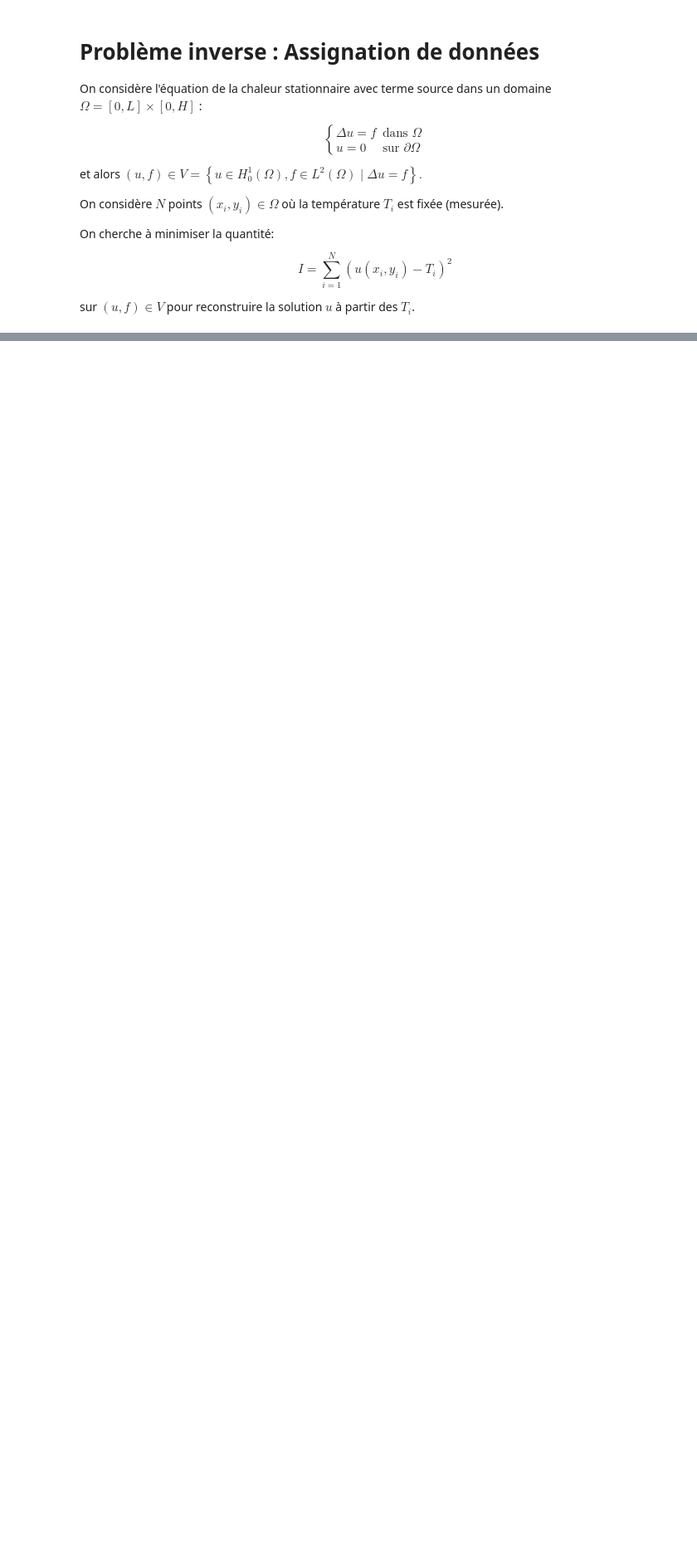
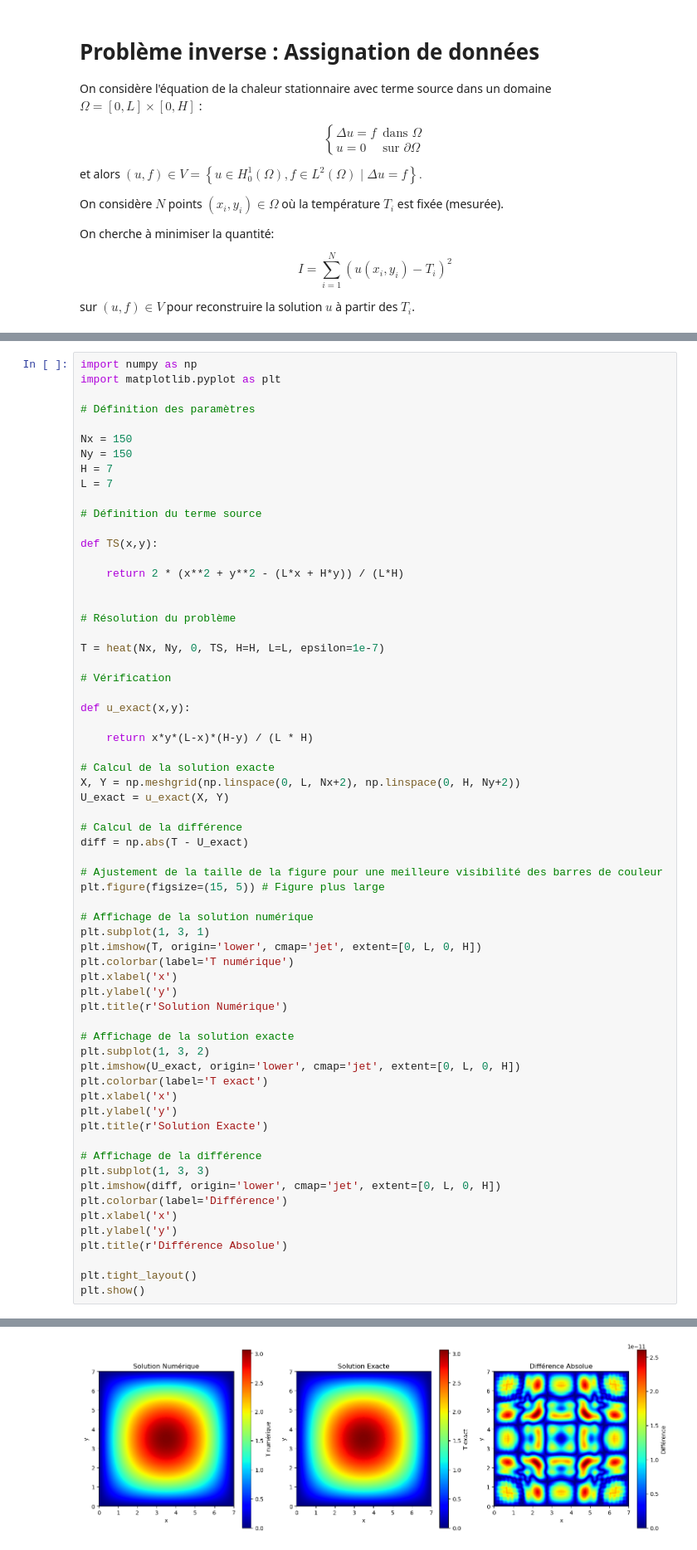
Before and after one commit to PaulCanel/Probleme_inverse, a Jupyter notebook: heat.ipynb, the cells around one changed output, grey strips where cells are left out. Shown: that part at 83% size. Cells and saved outputs as stored; diff of their text form; blank space fills up the shorter version.

```diff
--- a/heat.ipynb
+++ b/heat.ipynb
@@ -70,0 +219,65 @@ $$
+# %%
+import numpy as np
+import matplotlib.pyplot as plt
+
+# Définition des paramètres
+
+Nx = 150
+Ny = 150
+H = 7
+L = 7
+
+# Définition du terme source
+
+def TS(x,y):
+
+    return 2 * (x**2 + y**2 - (L*x + H*y)) / (L*H)
+
+
+# Résolution du problème
+
+T = heat(Nx, Ny, 0, TS, H=H, L=L, epsilon=1e-7)
+
+# Vérification
+
+def u_exact(x,y):
+
+    return x*y*(L-x)*(H-y) / (L * H)
+
+# Calcul de la solution exacte
+X, Y = np.meshgrid(np.linspace(0, L, Nx+2), np.linspace(0, H, Ny+2))
+U_exact = u_exact(X, Y)
+
+# Calcul de la différence
+diff = np.abs(T - U_exact)
+
+# Ajustement de la taille de la figure pour une meilleure visibilité des barres de couleur
+plt.figure(figsize=(15, 5)) # Figure plus large
+
+# Affichage de la solution numérique
+plt.subplot(1, 3, 1)
+plt.imshow(T, origin='lower', cmap='jet', extent=[0, L, 0, H])
+plt.colorbar(label='T numérique')
+plt.xlabel('x')
+plt.ylabel('y')
+plt.title(r'Solution Numérique')
+
+# Affichage de la solution exacte
+plt.subplot(1, 3, 2)
+plt.imshow(U_exact, origin='lower', cmap='jet', extent=[0, L, 0, H])
+plt.colorbar(label='T exact')
+plt.xlabel('x')
+plt.ylabel('y')
+plt.title(r'Solution Exacte')
+
+# Affichage de la différence
+plt.subplot(1, 3, 3)
+plt.imshow(diff, origin='lower', cmap='jet', extent=[0, L, 0, H])
+plt.colorbar(label='Différence')
+plt.xlabel('x')
+plt.ylabel('y')
+plt.title(r'Différence Absolue')
+
+plt.tight_layout()
+plt.show()
+# %% [output]
@@ -70,0 +286 @@ $$
+[figure, added]
```
Also changed, not shown: parts of 12 cells of this notebook.
